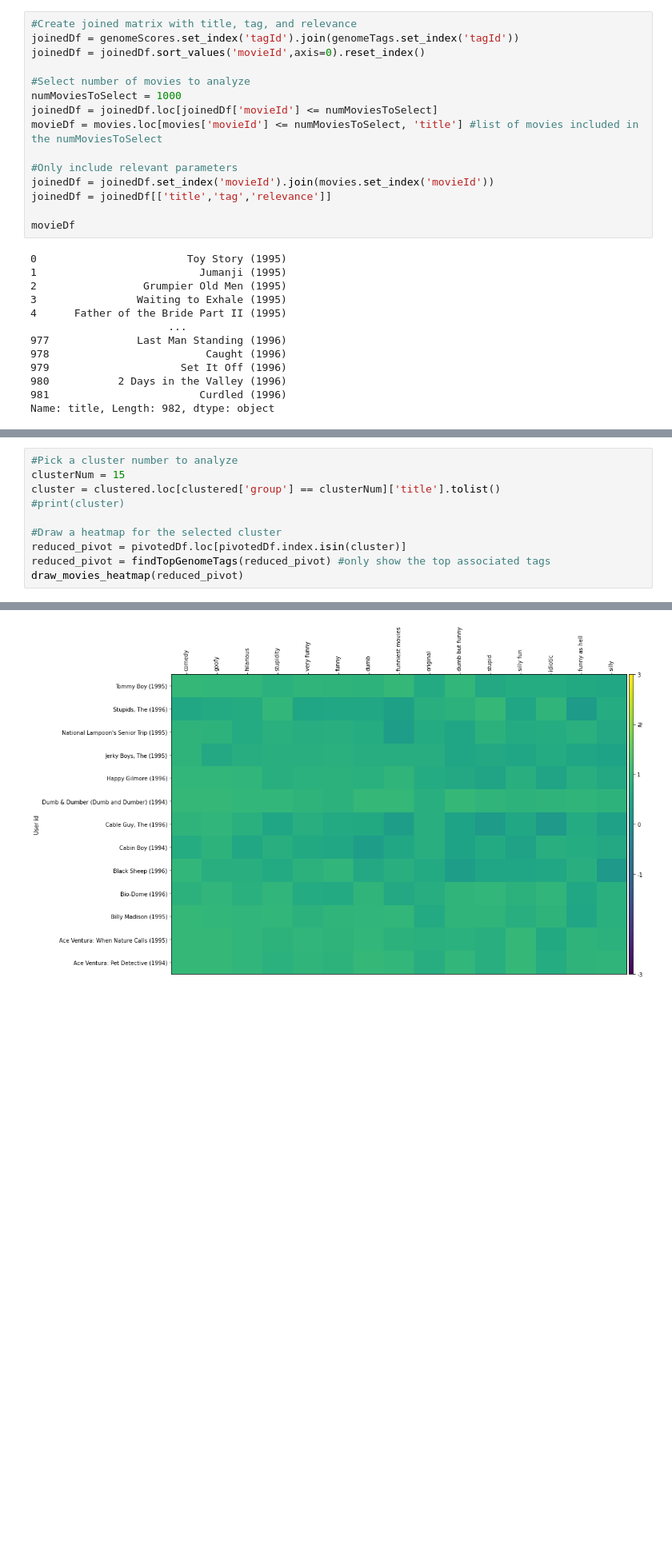
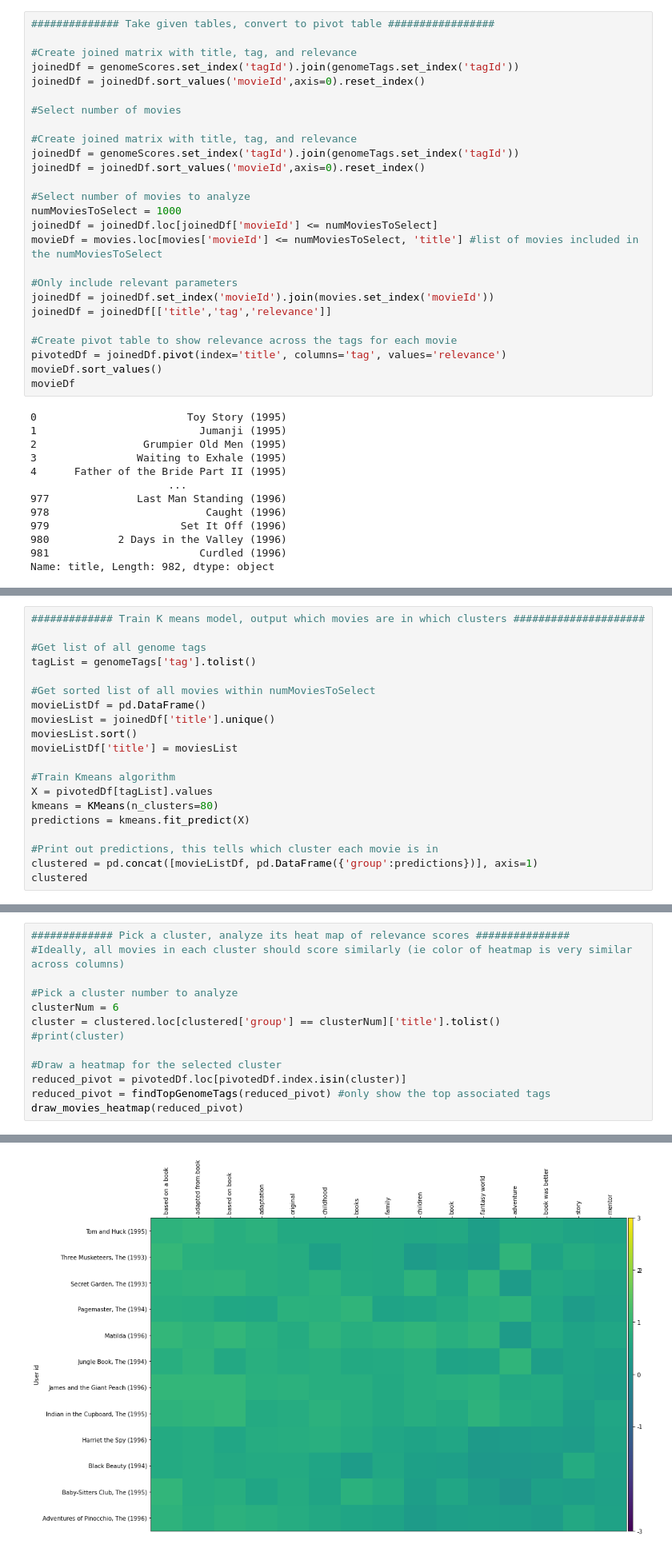
Before and after one commit to benhuckell/Westcoast-Data-Open-2020, a Jupyter notebook: genomeTagClustering.ipynb, the cells around one changed output, grey strips where cells are left out. Shown: that part at 80% size. Cells and saved outputs as stored; diff of their text form; blank space fills up the shorter version.

```diff
--- a/genomeTagClustering.ipynb
+++ b/genomeTagClustering.ipynb
@@ -45,4 +22,12 @@ genomeScores.head()
 # %%
+############## Take given tables, convert to pivot table #################
+
+#Create joined matrix with title, tag, and relevance
+joinedDf = genomeScores.set_index('tagId').join(genomeTags.set_index('tagId'))
+joinedDf = joinedDf.sort_values('movieId',axis=0).reset_index()
+
+#Select number of movies
+
 #Create joined matrix with title, tag, and relevance
 joinedDf = genomeScores.set_index('tagId').join(genomeTags.set_index('tagId'))
 joinedDf = joinedDf.sort_values('movieId',axis=0).reset_index()
@@ -56,6 +41,9 @@ movieDf = movies.loc[movies['movieId'] <= numMoviesToSelect, 'title'] #list of m
 joinedDf = joinedDf.set_index('movieId').join(movies.set_index('movieId'))
 joinedDf = joinedDf[['title','tag','relevance']]
 
+#Create pivot table to show relevance across the tags for each movie
+pivotedDf = joinedDf.pivot(index='title', columns='tag', values='relevance')
+movieDf.sort_values()
 movieDf
 # %% [output]
 0                        Toy Story (1995)
@@ -269,0 +134,20 @@ clustered
+# %%
+############# Train K means model, output which movies are in which clusters #####################
+
+#Get list of all genome tags
+tagList = genomeTags['tag'].tolist()
+
+#Get sorted list of all movies within numMoviesToSelect
+movieListDf = pd.DataFrame()
+moviesList = joinedDf['title'].unique()
+moviesList.sort()
+movieListDf['title'] = moviesList
+
+#Train Kmeans algorithm
+X = pivotedDf[tagList].values
+kmeans = KMeans(n_clusters=80)
+predictions = kmeans.fit_predict(X)
+
+#Print out predictions, this tells which cluster each movie is in
+clustered = pd.concat([movieListDf, pd.DataFrame({'group':predictions})], axis=1)
+clustered
@@ -270,6 +168,9 @@ clustered
 # %%
+############# Pick a cluster, analyze its heat map of relevance scores ###############
+#Ideally, all movies in each cluster should score similarly (ie color of heatmap is very similar across columns)
+
 #Pick a cluster number to analyze
-clusterNum = 15
+clusterNum = 6
 cluster = clustered.loc[clustered['group'] == clusterNum]['title'].tolist()
 #print(cluster)
 
@@ -299 +200 @@ Average Relevance Score:  0.77039
-[figure, old version]
+[figure, new version]
```
Also changed, not shown: parts of 16 cells of this notebook.
